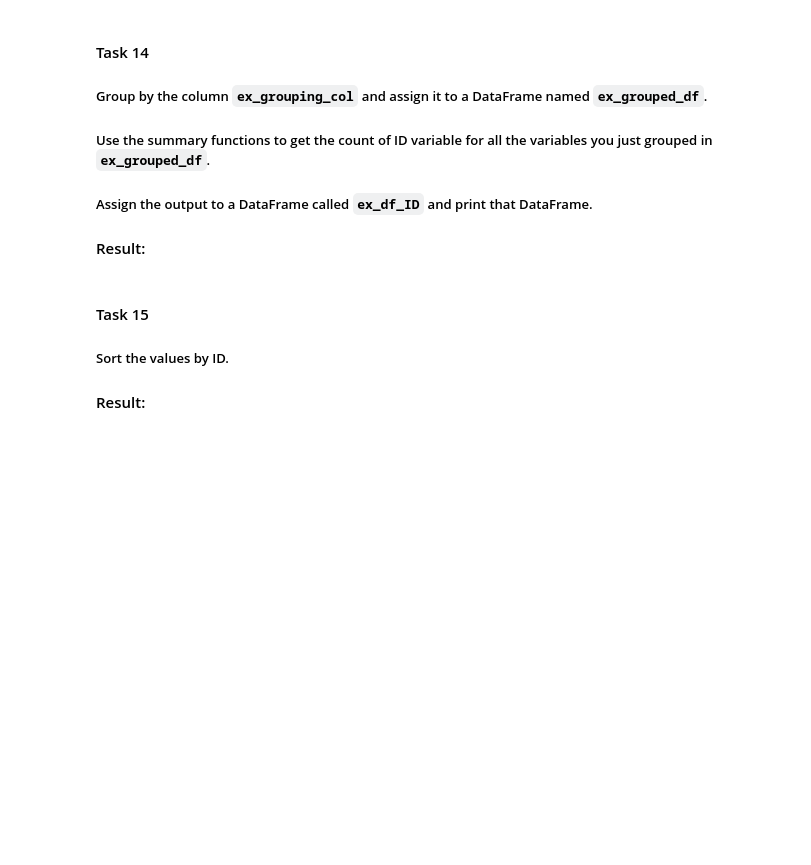
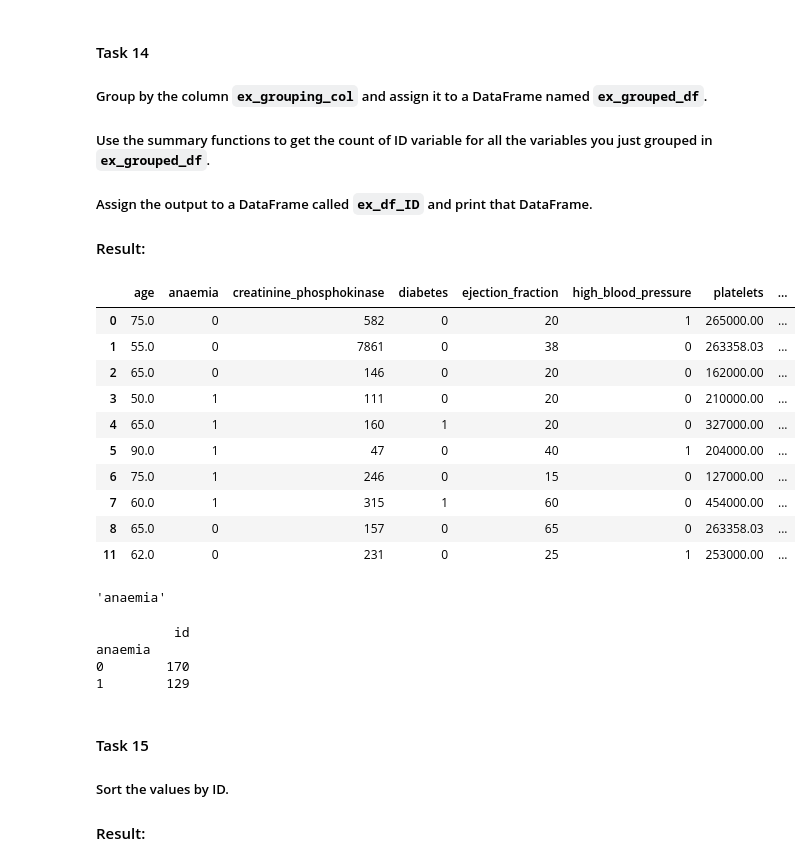
Before and after one commit to michalpiaszczyk/Data-Wrangling-with-Python, a Jupyter notebook: IntermediateDataWrangling/DataWranglingWithPandas/DataWranglingInPython-DataWranglingWithPandas-5-exercises.ipynb, the cells around one changed output. Saved outputs shown, nothing was run; the diff lists cells and outputs as text; code cells hidden in the pictures; blank space fills up the shorter version.

```diff
--- a/IntermediateDataWrangling/DataWranglingWithPandas/DataWranglingInPython-DataWranglingWithPandas-5-exercises.ipynb
+++ b/IntermediateDataWrangling/DataWranglingWithPandas/DataWranglingInPython-DataWranglingWithPandas-5-exercises.ipynb
@@ -449,0 +469,7 @@ ex_df.describe()
+# %%
+unique_values_per_column = ex_df.nunique()
+
+# Find the column with the least number of unique values
+ex_grouping_col = unique_values_per_column.idxmin()
+
+print("Column with the least number of unique values:", ex_grouping_col)
@@ -453,6 +485,33 @@ ex_df.describe()
 ##### Use the summary functions to get the count of ID variable for all the variables you just grouped in `ex_grouped_df`.
 ##### Assign the output to a DataFrame called `ex_df_ID` and print that DataFrame.
 #### Result:
+# %%
+ex_grouped_df = ex_df.groupby(ex_grouping_col)
+ex_grouped_df.head()
+# %% [output]
+|  | age | anaemia | creatinine_phosphokinase | diabetes | ejection_fraction | high_blood_pressure | platelets | ... |
+| 0 | 75.0 | 0 | 582 | 0 | 20 | 1 | 265000.00 | ... |
+| 1 | 55.0 | 0 | 7861 | 0 | 38 | 0 | 263358.03 | ... |
+| 2 | 65.0 | 0 | 146 | 0 | 20 | 0 | 162000.00 | ... |
+| 3 | 50.0 | 1 | 111 | 0 | 20 | 0 | 210000.00 | ... |
+| 4 | 65.0 | 1 | 160 | 1 | 20 | 0 | 327000.00 | ... |
+| 5 | 90.0 | 1 | 47 | 0 | 40 | 1 | 204000.00 | ... |
+| 6 | 75.0 | 1 | 246 | 0 | 15 | 0 | 127000.00 | ... |
+| 7 | 60.0 | 1 | 315 | 1 | 60 | 0 | 454000.00 | ... |
+| 8 | 65.0 | 0 | 157 | 0 | 65 | 0 | 263358.03 | ... |
+| 11 | 62.0 | 0 | 231 | 0 | 25 | 1 | 253000.00 | ... |
+# %%
+ex_grouped_df.keys
+# %% [output]
+'anaemia'
+# %%
+ex_df_ID = ex_grouped_df.count()[['id']]
+print(ex_df_ID)
+# %% [output]
+          id
+anaemia
+0        170
+1        129
 # %% [markdown]
 #### Task 15
 ##### Sort the values by ID.
```
Also changed, not shown: parts of 3 cells of this notebook.
